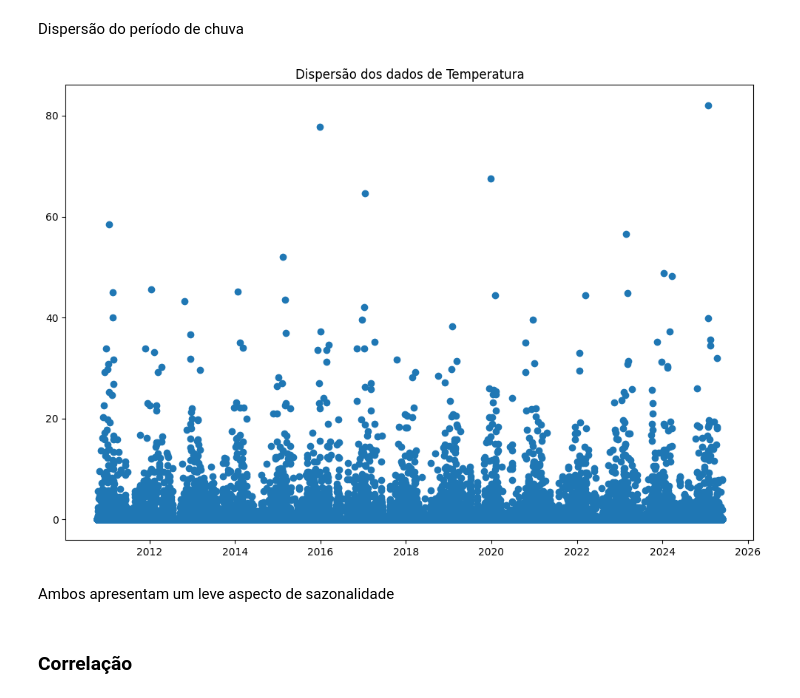
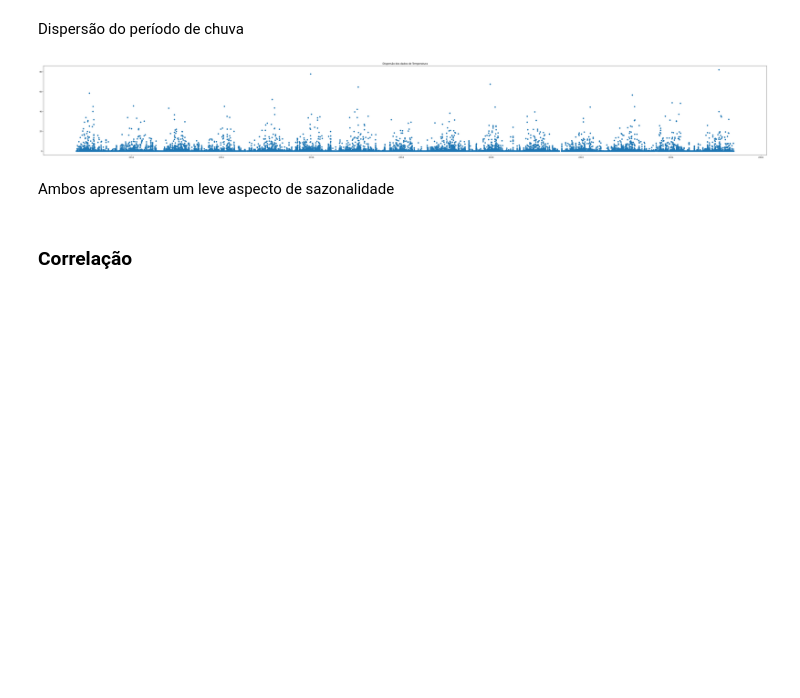
Before and after one commit to igorzeck/2R2N, a Jupyter notebook: eda.ipynb, the cells around one changed output. Cells and saved outputs as stored; diff of their text form; code cells hidden in the pictures; blank space fills up the shorter version.

```diff
--- a/dataset_eda_horario.ipynb
+++ b/eda.ipynb
@@ -86,12 +86,12 @@ plt.show()
 # %% [markdown]
 Dispersão do período de chuva
 # %%
-plt.figure(figsize=(12, 8))
+plt.figure(figsize=(64, 8))
 plt.scatter(df.index,df["PRECIPITACAO TOTAL, HORARIO(mm)"])
 plt.title('Dispersão dos dados de Temperatura')
 plt.show()
 # %% [output]
-[figure, old version]
+[figure, new version]
 # %% [markdown]
 Ambos apresentam um leve aspecto de sazonalidade
 # %% [markdown]
```
Also changed, not shown: parts of 1 cell of this notebook, 5 other files.
